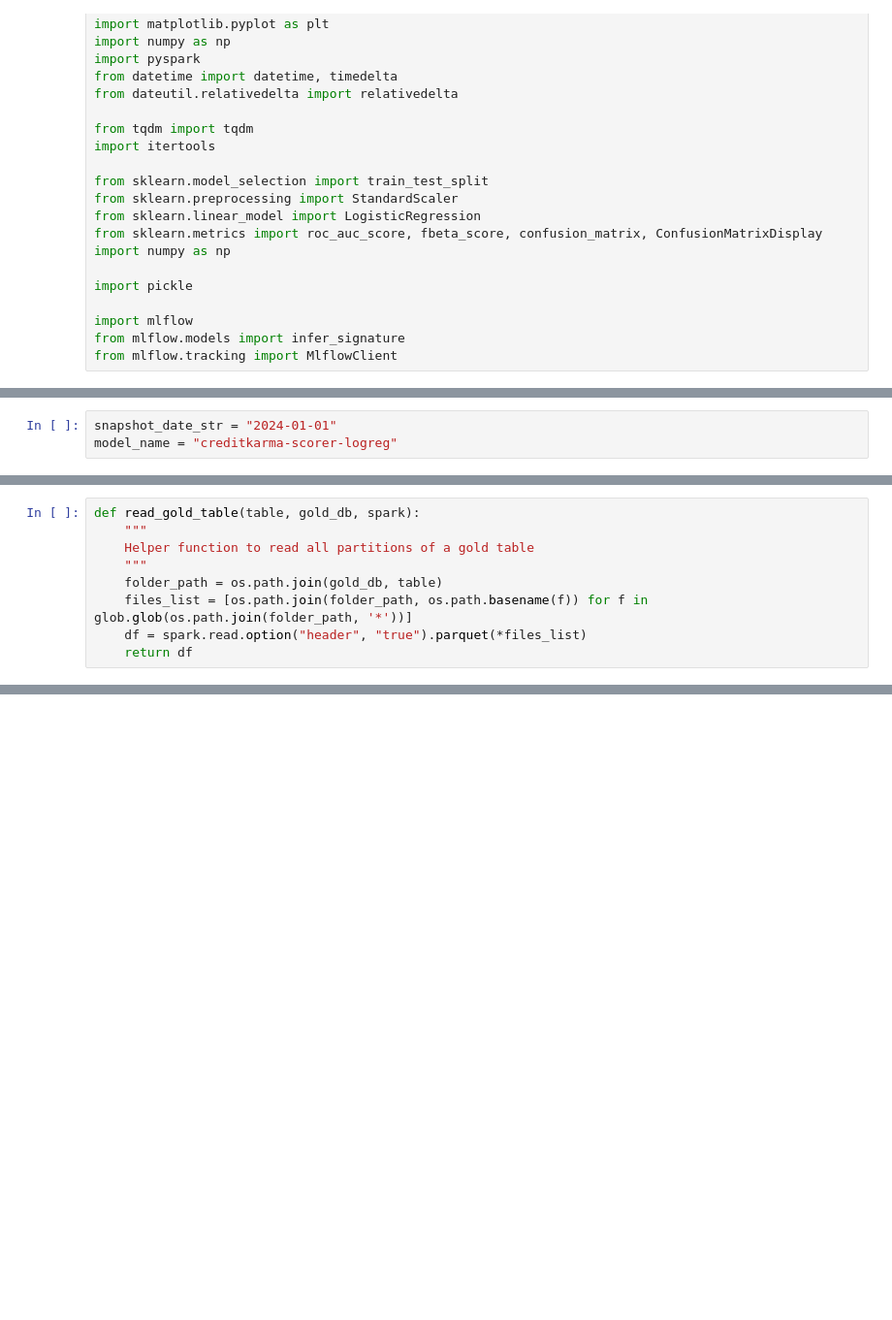
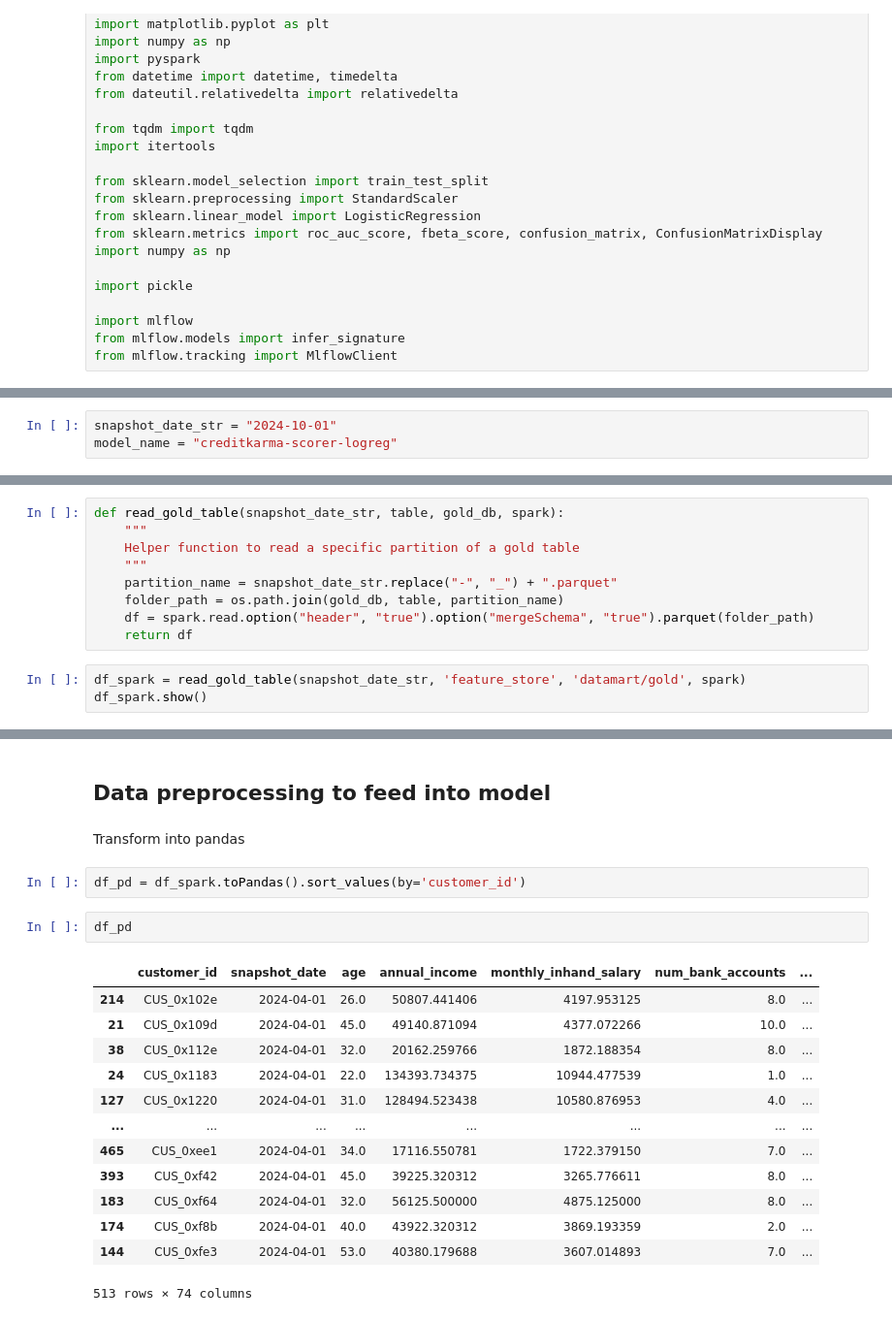
Before and after one commit to Jenpoer/creditkarma, a Jupyter notebook: model_inference.ipynb, the cells around one changed output, grey strips where cells are left out. Shown at 97% size. Saved outputs shown, nothing was run; the diff lists cells and outputs as text; blank space fills up the shorter version.

```diff
--- a/model_inference.ipynb
+++ b/model_inference.ipynb
@@ -52,3 +34,3 @@ java.io.IOException: Failed to delete: /tmp/spark-79ef474f-a480-4321-95fb-8a5647
 # %%
-snapshot_date_str = "2024-01-01"
+snapshot_date_str = "2024-10-01"
 model_name = "creditkarma-scorer-logreg"
@@ -55,9 +51,12 @@ model_name = "creditkarma-scorer-logreg"
 # %%
-def read_gold_table(table, gold_db, spark):
+def read_gold_table(snapshot_date_str, table, gold_db, spark):
     """
-    Helper function to read all partitions of a gold table
+    Helper function to read a specific partition of a gold table
     """
-    folder_path = os.path.join(gold_db, table)
-    files_list = [os.path.join(folder_path, os.path.basename(f)) for f in glob.glob(os.path.join(folder_path, '*'))]
-    df = spark.read.option("header", "true").parquet(*files_list)
+    partition_name = snapshot_date_str.replace("-", "_") + ".parquet"
+    folder_path = os.path.join(gold_db, table, partition_name)
+    df = spark.read.option("header", "true").option("mergeSchema", "true").parquet(folder_path)
     return df
+# %%
+df_spark = read_gold_table(snapshot_date_str, 'feature_store', 'datamart/gold', spark)
+df_spark.show()
@@ -63,0 +81,22 @@ def read_gold_table(table, gold_db, spark):
+# %% [markdown]
+## Data preprocessing to feed into model
+# %% [markdown]
+Transform into pandas
+# %%
+df_pd = df_spark.toPandas().sort_values(by='customer_id')
+# %%
+df_pd
+# %% [output]
+|  | customer_id | snapshot_date | age | annual_income | monthly_inhand_salary | num_bank_accounts | ... |
+| 214 | CUS_0x102e | 2024-04-01 | 26.0 | 50807.441406 | 4197.953125 | 8.0 | ... |
+| 21 | CUS_0x109d | 2024-04-01 | 45.0 | 49140.871094 | 4377.072266 | 10.0 | ... |
+| 38 | CUS_0x112e | 2024-04-01 | 32.0 | 20162.259766 | 1872.188354 | 8.0 | ... |
+| 24 | CUS_0x1183 | 2024-04-01 | 22.0 | 134393.734375 | 10944.477539 | 1.0 | ... |
+| 127 | CUS_0x1220 | 2024-04-01 | 31.0 | 128494.523438 | 10580.876953 | 4.0 | ... |
+| ... | ... | ... | ... | ... | ... | ... | ... |
+| 465 | CUS_0xee1 | 2024-04-01 | 34.0 | 17116.550781 | 1722.379150 | 7.0 | ... |
+| 393 | CUS_0xf42 | 2024-04-01 | 45.0 | 39225.320312 | 3265.776611 | 8.0 | ... |
+| 183 | CUS_0xf64 | 2024-04-01 | 32.0 | 56125.500000 | 4875.125000 | 8.0 | ... |
+| 174 | CUS_0xf8b | 2024-04-01 | 40.0 | 43922.320312 | 3869.193359 | 2.0 | ... |
+| 144 | CUS_0xfe3 | 2024-04-01 | 53.0 | 40380.179688 | 3607.014893 | 7.0 | ... |
+513 rows × 74 columns
```
Also changed, not shown: parts of 16 cells of this notebook, 2 other files.
